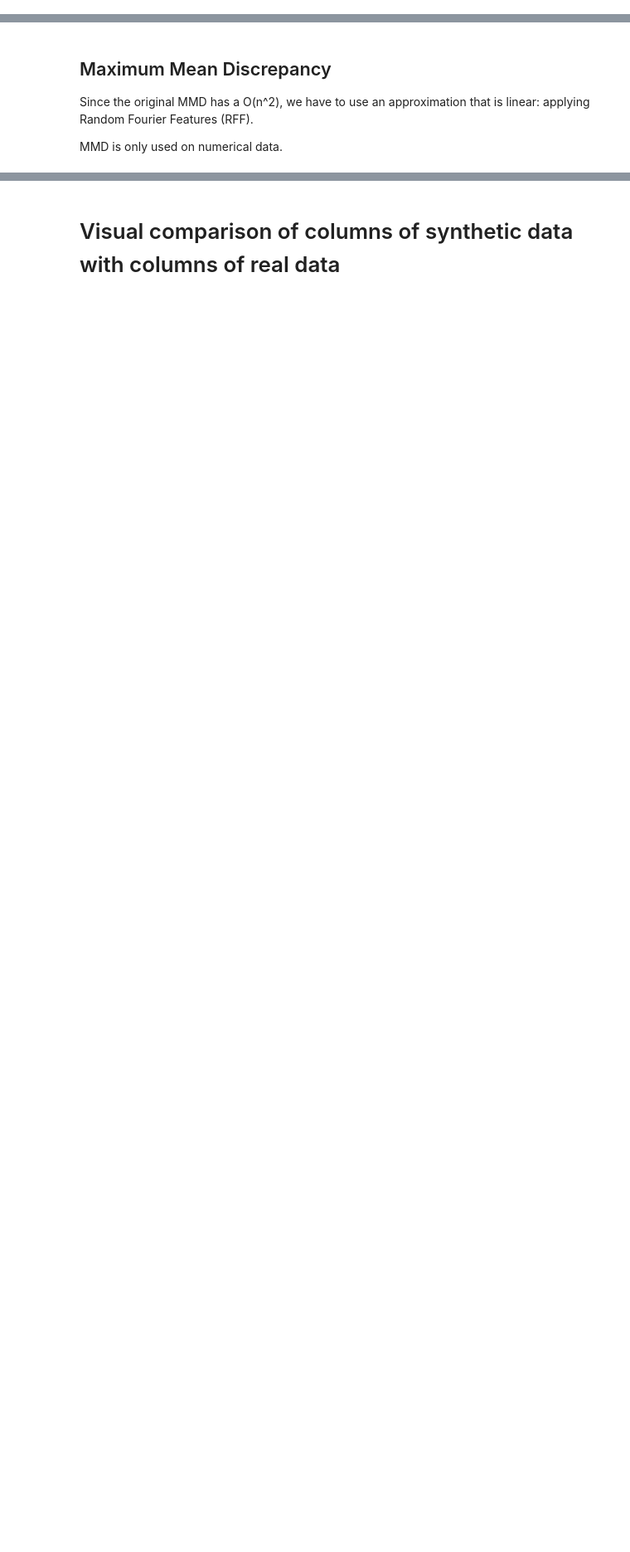
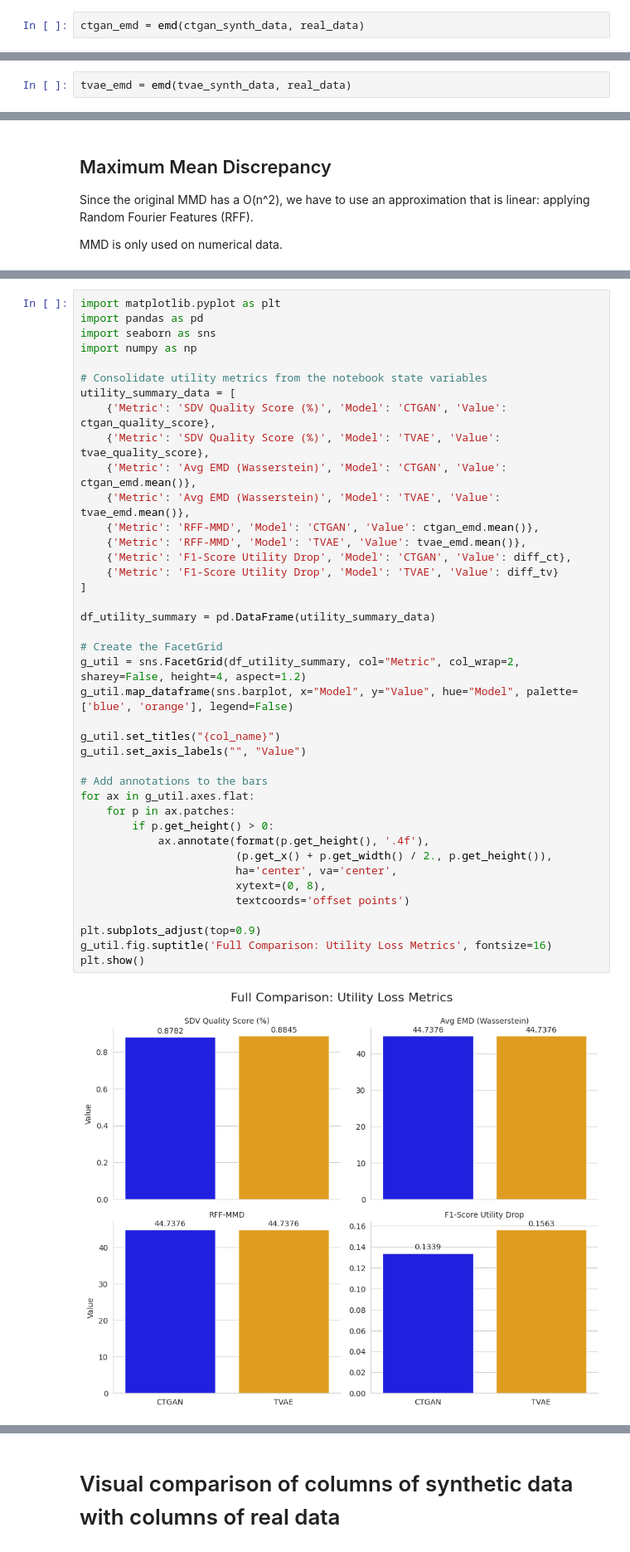
Before and after one commit to TinyClayMan/unibo_ethics_ai, a Jupyter notebook: Synthetic_Data_with_CTGAN_and_TVAE.ipynb, the cells around one changed output, grey strips where cells are left out. Shown at 83% size. Saved outputs shown, nothing was run; the diff lists cells and outputs as text; blank space fills up the shorter version.

```diff
--- a/Synthetic_Data_with_CTGAN_and_TVAE.ipynb
+++ b/Synthetic_Data_with_CTGAN_and_TVAE.ipynb
@@ -367,0 +357,2 @@ Average:  47.08948473202321
+# %%
+ctgan_emd = emd(ctgan_synth_data, real_data)
@@ -367,0 +375,2 @@ Average:  47.08948473202321
+# %%
+tvae_emd = emd(tvae_synth_data, real_data)
@@ -482,0 +637,42 @@ plt.show()
+# %%
+import matplotlib.pyplot as plt
+import pandas as pd
+import seaborn as sns
+import numpy as np
+
+# Consolidate utility metrics from the notebook state variables
+utility_summary_data = [
+    {'Metric': 'SDV Quality Score (%)', 'Model': 'CTGAN', 'Value': ctgan_quality_score},
+    {'Metric': 'SDV Quality Score (%)', 'Model': 'TVAE', 'Value': tvae_quality_score},
+    {'Metric': 'Avg EMD (Wasserstein)', 'Model': 'CTGAN', 'Value': ctgan_emd.mean()},
+    {'Metric': 'Avg EMD (Wasserstein)', 'Model': 'TVAE', 'Value': tvae_emd.mean()},
+    {'Metric': 'RFF-MMD', 'Model': 'CTGAN', 'Value': ctgan_emd.mean()},
+    {'Metric': 'RFF-MMD', 'Model': 'TVAE', 'Value': tvae_emd.mean()},
+    {'Metric': 'F1-Score Utility Drop', 'Model': 'CTGAN', 'Value': diff_ct},
+    {'Metric': 'F1-Score Utility Drop', 'Model': 'TVAE', 'Value': diff_tv}
+]
+
+df_utility_summary = pd.DataFrame(utility_summary_data)
+
+# Create the FacetGrid
+g_util = sns.FacetGrid(df_utility_summary, col="Metric", col_wrap=2, sharey=False, height=4, aspect=1.2)
+g_util.map_dataframe(sns.barplot, x="Model", y="Value", hue="Model", palette=['blue', 'orange'], legend=False)
+
+g_util.set_titles("{col_name}")
+g_util.set_axis_labels("", "Value")
+
+# Add annotations to the bars
+for ax in g_util.axes.flat:
+    for p in ax.patches:
+        if p.get_height() > 0:
+            ax.annotate(format(p.get_height(), '.4f'),
+                        (p.get_x() + p.get_width() / 2., p.get_height()),
+                        ha='center', va='center',
+                        xytext=(0, 8),
+                        textcoords='offset points')
+
+plt.subplots_adjust(top=0.9)
+g_util.fig.suptitle('Full Comparison: Utility Loss Metrics', fontsize=16)
+plt.show()
+# %% [output]
+[figure, added]
```
Also changed, not shown: parts of 60 cells of this notebook.
